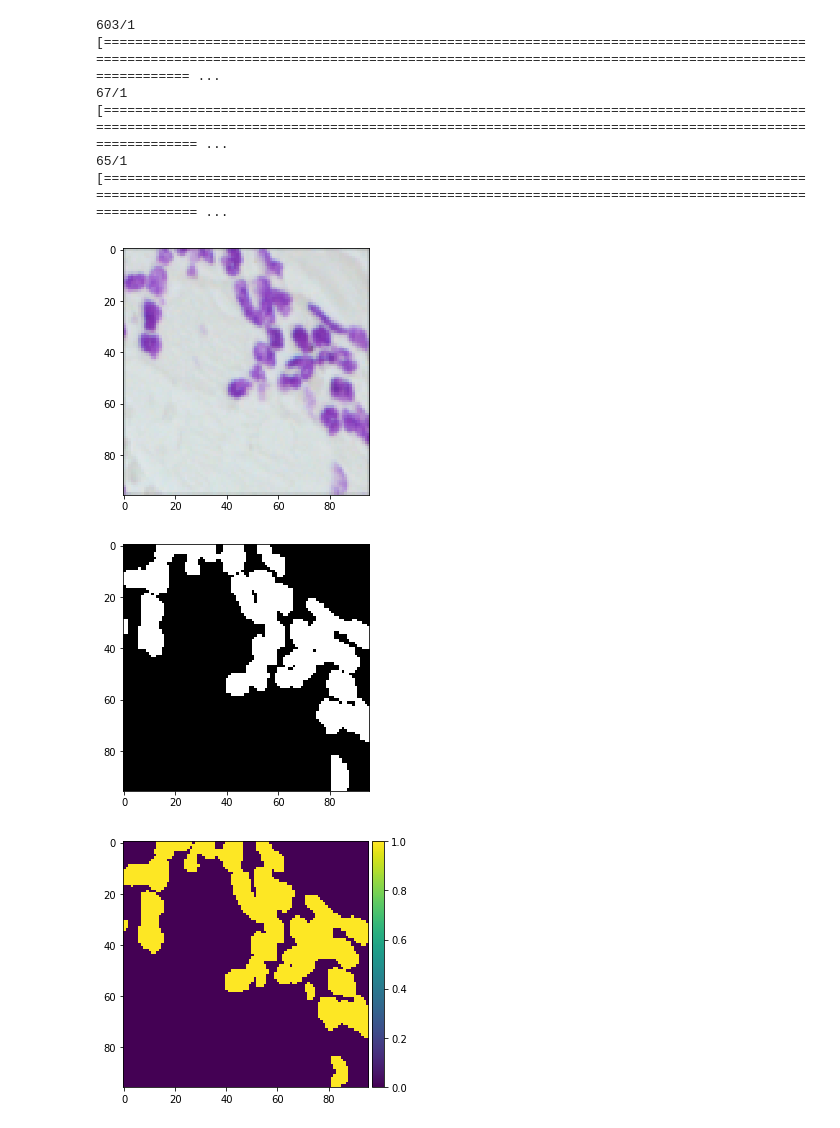
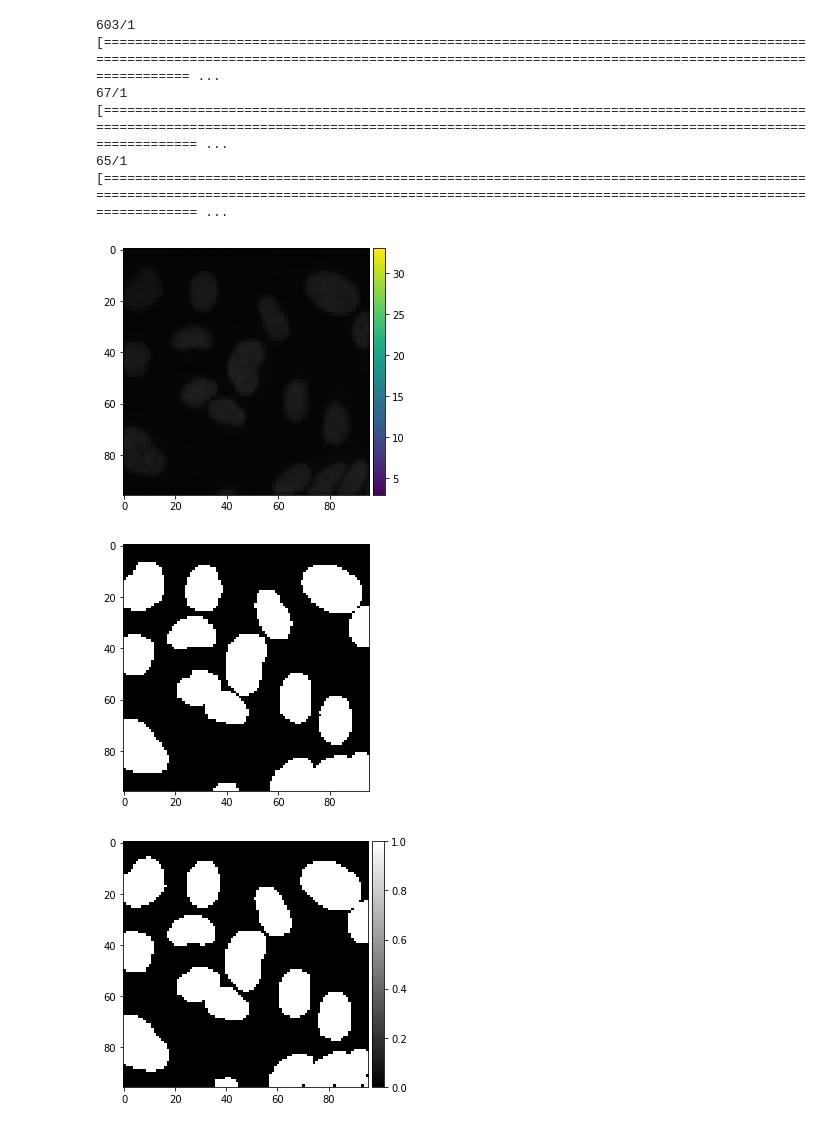
Before and after one commit to yihangx/Unetplusplus, a Jupyter notebook: Unet++.ipynb, the cells around one changed output. Cells and saved outputs as stored; diff of their text form; code cells hidden in the pictures.

```diff
--- a/Unet++.ipynb
+++ b/Unet++.ipynb
@@ -264,16 +263,16 @@ for i in range(len(preds_test)):
 65/1 [================================================================================================================================================================================================== ...
 # %%
 #Check train
-ix = random.randint(0, len(preds_train_t))
+ix = 10
 imshow(X_train[ix])
 plt.show()
 imshow(np.squeeze(Y_train[ix]))
 plt.show()
-imshow(np.squeeze(preds_train_t[ix]))
+imshow(np.squeeze(preds_train_t[ix]),cmap = 'gray')
 plt.show()
 # %% [output]
-[figure, old version]
+[figure, new version]
-[figure, old version]
+[figure, new version]
-[figure, old version]
+[figure, new version]
 # %%
 #Check validation
```
Also changed, not shown: parts of 9 cells of this notebook, 1 other file.
